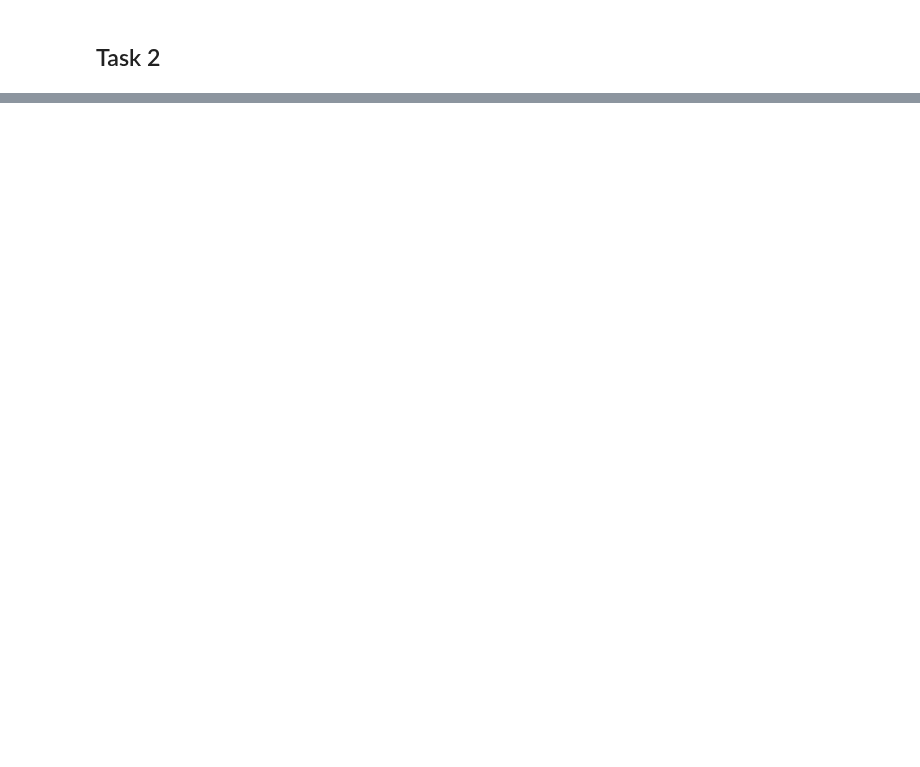
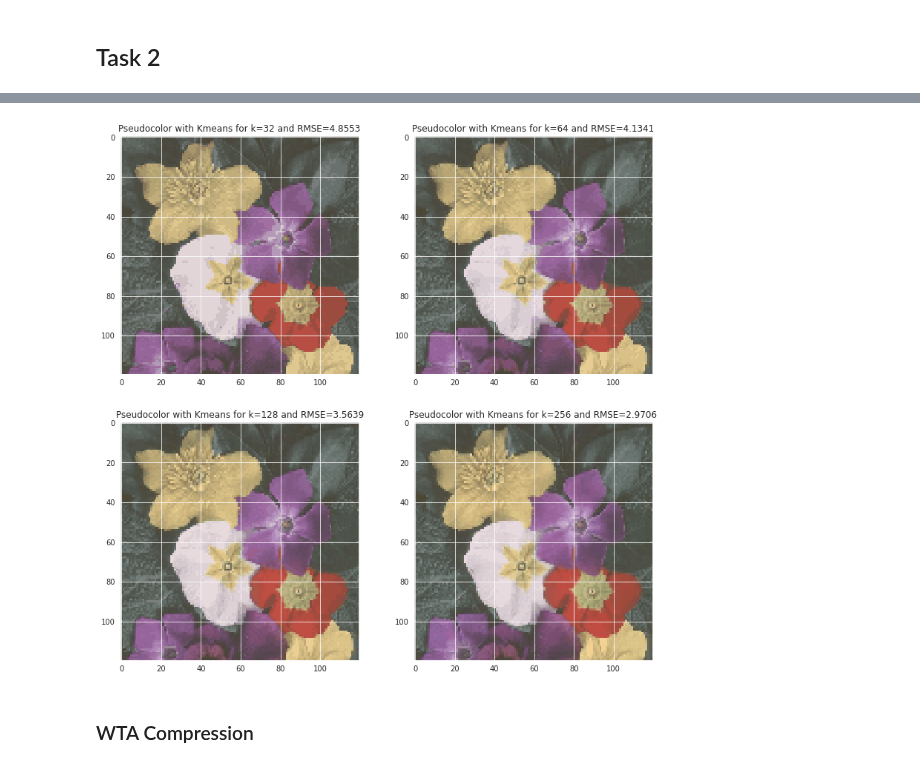
Before and after one commit to drkostas/Machine-Learning-Algorithms, a Jupyter notebook: Project3.ipynb, the cells around one changed output, grey strips where cells are left out. Drawn from its saved outputs; the diff is of its cells as text; code cells hidden in the pictures; blank space fills up the shorter version.

```diff
--- a/Project3.ipynb
+++ b/Project3.ipynb
@@ -398,3 +404,7 @@ plotter.plot_roc(confusion_matrix_data=confusion_matrix_data)
 # %%
 # Located in <project root>/custom_libs/Project2
 import custom_libs.Project2.models as p2_models
+k_range = (32, 64, 128, 256)
+# Our dataset
+logger.info(f"Flowers dataset shape (BGR mode): {flowers.shape}")
+# 120x120 pixels x 3 channels (BGR)
@@ -421,0 +421,6 @@ kmeans_pima.print_statistics(name='Pima')
+# %%
+# Reshape image
+shape_orig = flowers.shape
+flatten_shape = (shape_orig[0]*shape_orig[1], shape_orig[2])
+flowers_flat = flowers.reshape(*flatten_shape)
+logger.info(f"Flowers Flatten: {flowers_flat.shape}")
@@ -421,0 +431,12 @@ kmeans_pima.print_statistics(name='Pima')
+# %%
+# Kmeans for the flower dataset
+seed = 42
+kmeans_results = []
+for k in k_range:
+    kmeans = p2_models.Kmeans(train_data=flowers_flat, k=k, x_y_split=False, seed=seed)
+    kmeans.fit()
+    _ = kmeans.predict(test_data=flowers_flat, x_y_split=False,
+                   dist='norm', max_iter=200, fix_mismatch=False)
+    compressed = kmeans.get_compressed()
+    rmse = kmeans.get_rmse(reconstructed=compressed, original=flowers_flat)
+    kmeans_results.append({'k': k, 'compressed': compressed, 'rmse': rmse})
@@ -421,0 +453,13 @@ kmeans_pima.print_statistics(name='Pima')
+# %%
+fig, axes = plt.subplots(2, 2, figsize=(13, 13))
+for result, ax in zip(kmeans_results, list(axes[0])+list(axes[1])):
+    k = result['k']
+    rmse = result['rmse']
+    compressed = result['compressed'].reshape(shape_orig[0], shape_orig[1], -1)
+    compressed_rgb = cv2.cvtColor(compressed, cv2.COLOR_BGR2RGB)
+    ax.imshow(compressed_rgb, interpolation='nearest')
+    ax.set_title(f'Pseudocolor with Kmeans for k={k} and RMSE={rmse:.4f}')
+# %% [output]
+[figure, added]
+# %% [markdown]
+### WTA Compression
```
Also changed, not shown: parts of 26 cells of this notebook, 5 other files.
